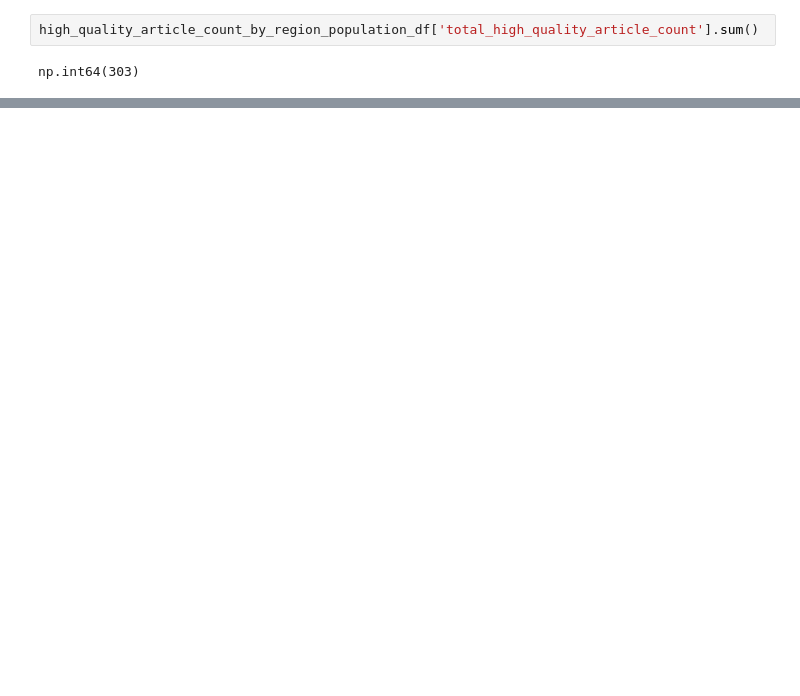
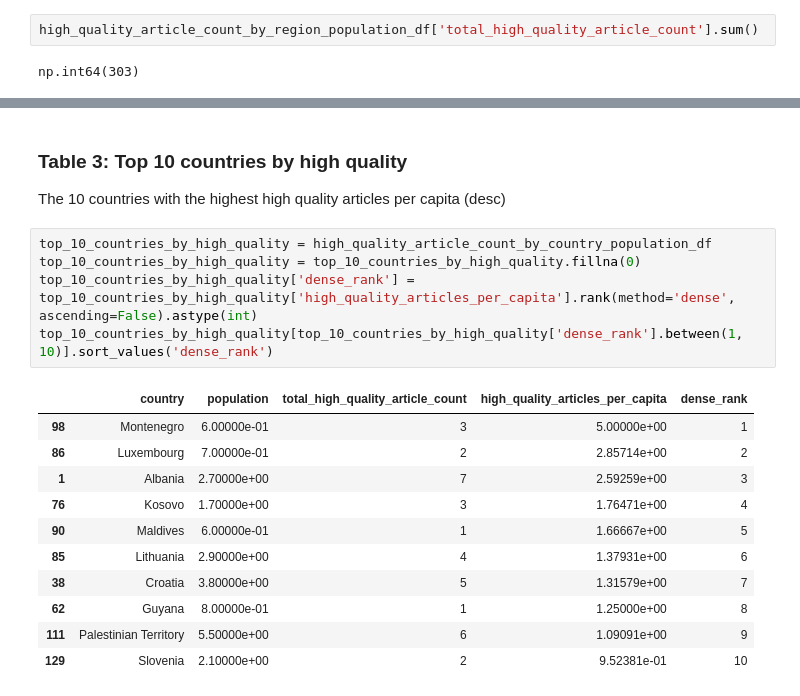
Before and after one commit to tchiang0/data-512-homework_2, a Jupyter notebook: hw2.ipynb, the cells around one changed output, grey strips where cells are left out. Saved outputs shown, nothing was run; the diff lists cells and outputs as text; blank space fills up the shorter version.

```diff
--- a/hw2.ipynb
+++ b/hw2.ipynb
@@ -692,0 +641,20 @@ high_quality_article_count_by_region_population_df.sort_values('high_quality_art
+# %% [markdown]
+### Table 3: Top 10 countries by high quality
+The 10 countries with the highest high quality articles per capita (desc)
+# %%
+top_10_countries_by_high_quality = high_quality_article_count_by_country_population_df
+top_10_countries_by_high_quality = top_10_countries_by_high_quality.fillna(0)
+top_10_countries_by_high_quality['dense_rank'] = top_10_countries_by_high_quality['high_quality_articles_per_capita'].rank(method='dense', ascending=False).astype(int)
+top_10_countries_by_high_quality[top_10_countries_by_high_quality['dense_rank'].between(1, 10)].sort_values('dense_rank')
+# %% [output]
+|  | country | population | total_high_quality_article_count | high_quality_articles_per_capita | dense_rank |
+| 98 | Montenegro | 6.00000e-01 | 3 | 5.00000e+00 | 1 |
+| 86 | Luxembourg | 7.00000e-01 | 2 | 2.85714e+00 | 2 |
+| 1 | Albania | 2.70000e+00 | 7 | 2.59259e+00 | 3 |
+| 76 | Kosovo | 1.70000e+00 | 3 | 1.76471e+00 | 4 |
+| 90 | Maldives | 6.00000e-01 | 1 | 1.66667e+00 | 5 |
+| 85 | Lithuania | 2.90000e+00 | 4 | 1.37931e+00 | 6 |
+| 38 | Croatia | 3.80000e+00 | 5 | 1.31579e+00 | 7 |
+| 62 | Guyana | 8.00000e-01 | 1 | 1.25000e+00 | 8 |
+| 111 | Palestinian Territory | 5.50000e+00 | 6 | 1.09091e+00 | 9 |
+| 129 | Slovenia | 2.10000e+00 | 2 | 9.52381e-01 | 10 |
```
Also changed, not shown: parts of 60 cells of this notebook.
